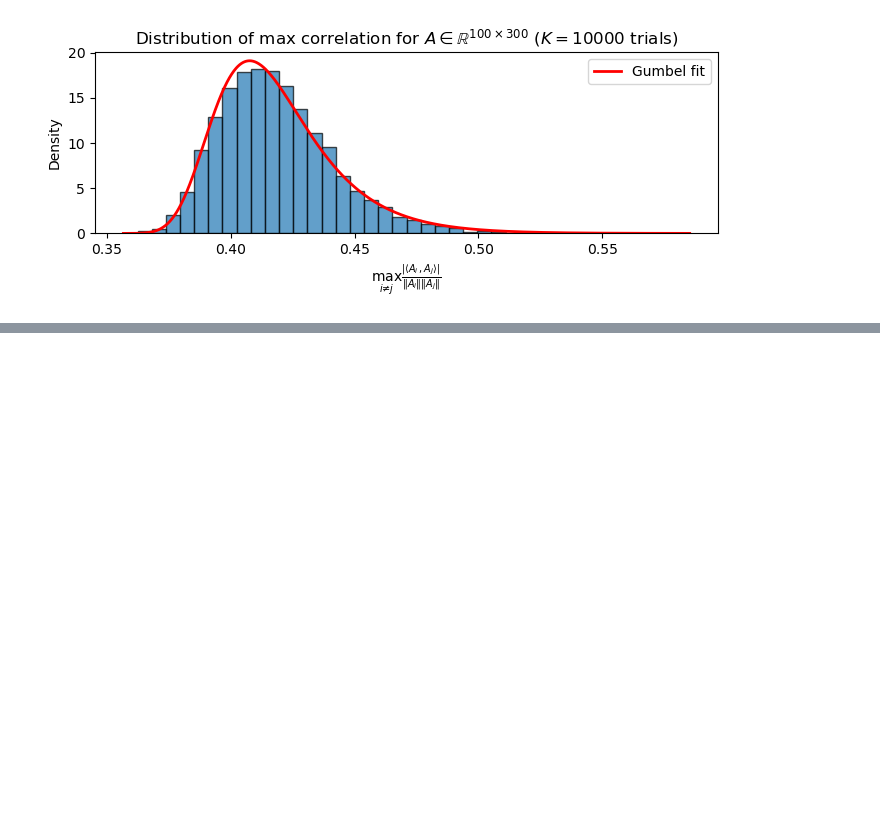
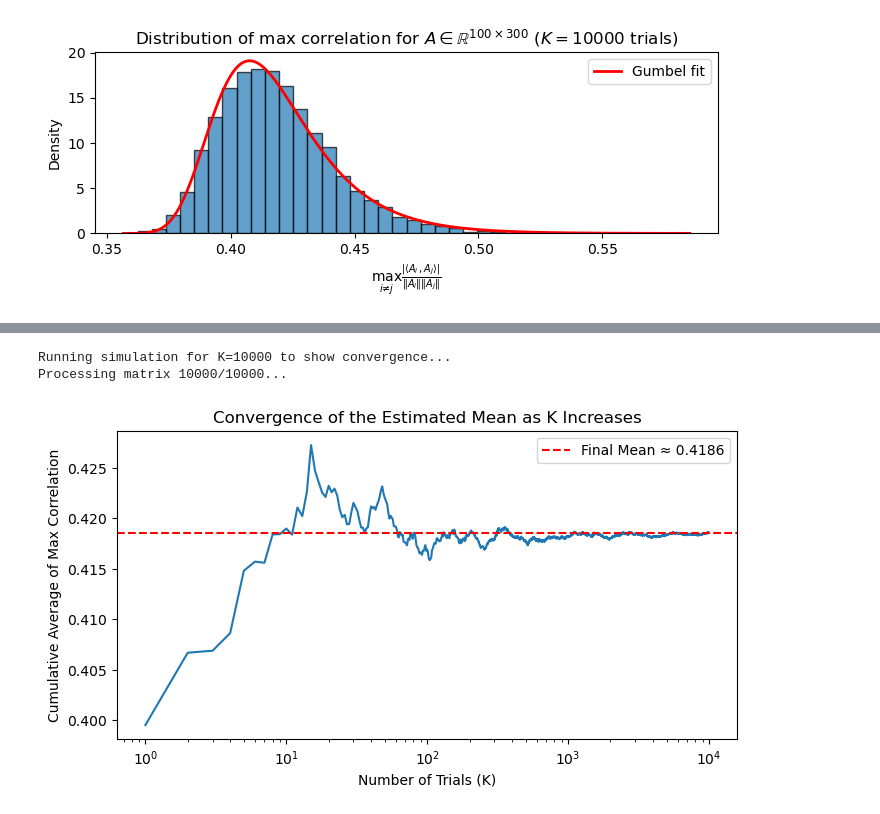
Before and after one commit to arthurabello/nla-assignment-4, a Jupyter notebook: src/assignment.ipynb, the cells around one changed output, grey strips where cells are left out. Cells and saved outputs as stored; diff of their text form; code cells hidden in the pictures; blank space fills up the shorter version.

```diff
--- a/src/assignment.ipynb
+++ b/src/assignment.ipynb
@@ -453,0 +557,42 @@ Parallel computation finished in 34.43 seconds.
+# %%
+def plot_mean_convergence(m=100, n=300, K_max=10000, seed=727):
+    """
+    Shows how the estimated mean converges as K increases.
+    """
+    print(f"Running simulation for K={K_max} to show convergence...")
+    # First, generate all the data
+    rng = np.random.default_rng(seed)
+    max_correlations = []
+
+    seeds = rng.integers(low=0, high=2**32-1, size=K_max)
+
+    for i in range(K_max):
+        print(f"Processing matrix {i + 1}/{K_max}...", end="\r")
+        max_corr = compute_one_max_corr(seeds[i], m, n)
+        max_correlations.append(max_corr)
+
+    # Calculate the running average
+    k_values = np.arange(1, K_max + 1)
+    running_avg = np.cumsum(max_correlations) / k_values
+
+    # Plotting
+    plt.figure(figsize=(8, 4))
+    plt.plot(k_values, running_avg)
+    plt.xscale('log')
+    plt.xlabel('Number of Trials (K)')
+    plt.ylabel('Cumulative Average of Max Correlation')
+    plt.title('Convergence of the Estimated Mean as K Increases')
+    #plt.grid(True, which="both", ls="--")
+    # Add a line for the final converged value
+    final_mean = running_avg[-1]
+    plt.axhline(y=final_mean, color='r', linestyle='--', label=f'Final Mean ≈ {final_mean:.4f}')
+    plt.legend()
+    plt.savefig("../docs/images/complexity_mean_convergence.png", dpi=200)
+    plt.show()
+
+if __name__ == '__main__':
+    plot_mean_convergence()
+# %% [output]
+Running simulation for K=10000 to show convergence...
+Processing matrix 10000/10000...
+[figure, added]
```
Also changed, not shown: parts of 10 cells of this notebook, 5 other files.
